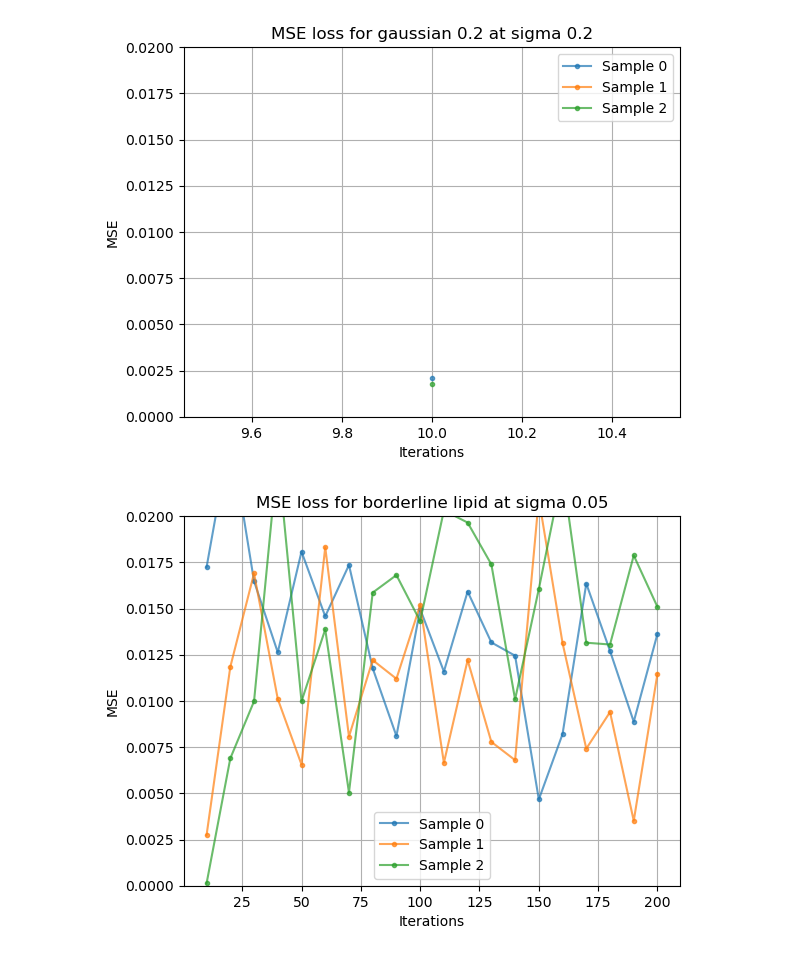
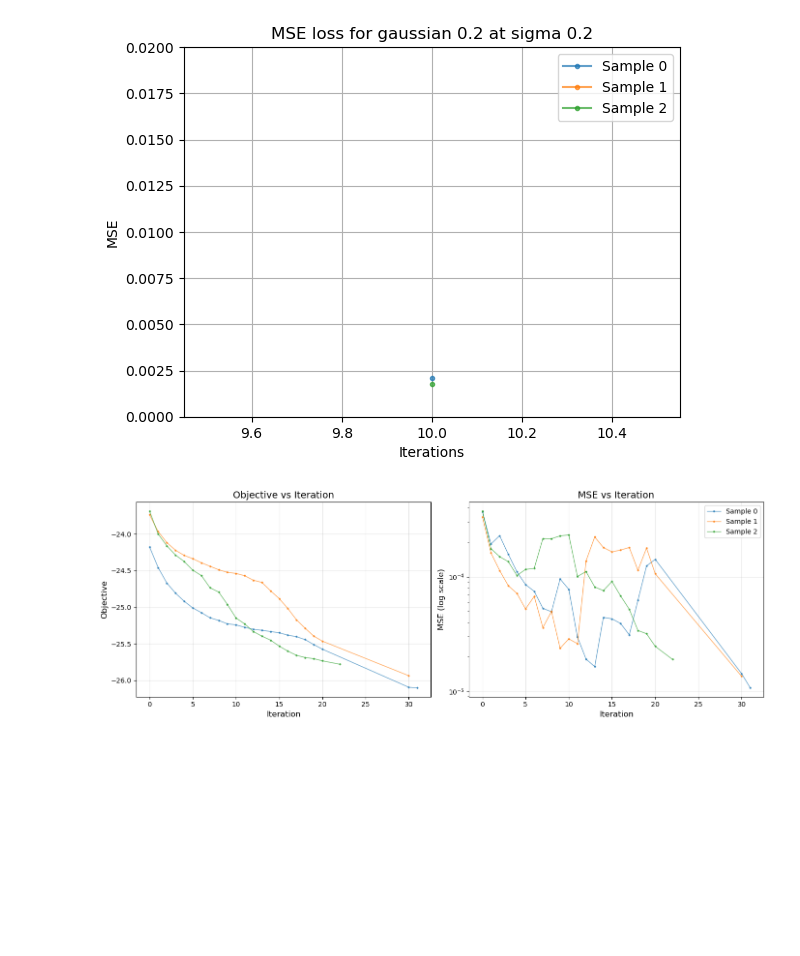
Before and after one commit to break-the-wa11/lpn_mrs, a Jupyter notebook: temp_code/test_inverse.ipynb, the cells around one changed output. Saved outputs shown, nothing was run; the diff lists cells and outputs as text; code cells hidden in the pictures; blank space fills up the shorter version.

Commit message:
Fix device issue and update prior documenting

```diff
--- a/temp_code/test_inverse.ipynb
+++ b/temp_code/test_inverse.ipynb
@@ -37,18 +37,40 @@ for g in [0.05, 0.2]:
 [figure]
 [figure]
 # %%
-csv_path = f'../savings/lpn_cond_mrs_h_64_k_3_n_(0.05_0.2)/prior/mse_borderline_lipid_0.05.csv'
+csv_path = f'../savings/lpn_cond_mrs_h_64_k_33_n_(0.05_0.2)/prior/mse_clean_0.05.csv'
 df = pd.read_csv(csv_path)
-plt.plot(figsize = (14,7))
+
+fig, axes = plt.subplots(1, 2, figsize=(14, 5))
+
+# Plot Objective
+ax1 = axes[0]
+
 for s in [0,1,2]:
     sample_df = df[df['sample'] == s]
-    plt.plot(sample_df['iter'], sample_df['mse'], marker='o', markersize=3, alpha=0.7, label=f'Sample {s}')
-plt.xlabel('Iterations')
-plt.ylabel('MSE')
-plt.ylim((0,0.02))
+    ax1.plot(sample_df['iter'].values, sample_df['objective'].values,
+             marker='o', markersize=2, linewidth=1, alpha=0.7, label=f'Sample {s}')
+
+ax1.set_xlabel('Iteration', fontsize=12)
+ax1.set_ylabel('Objective', fontsize=12)
+ax1.set_title('Objective vs Iteration', fontsize=14)
+ax1.grid(True, alpha=0.3)
+
+# Plot MSE
+ax2 = axes[1]
+
+for s in [0,1,2]:
+    sample_df = df[df['sample'] == s]
+    ax2.plot(sample_df['iter'].values, sample_df['mse'].values,
+             marker='o', markersize=2, linewidth=1, alpha=0.7, label=f'Sample {s}')
+
+ax2.set_xlabel('Iteration', fontsize=12)
+ax2.set_ylabel('MSE (log scale)', fontsize=12)
+ax2.set_title('MSE vs Iteration', fontsize=14)
+ax2.set_yscale('log')
+ax2.grid(True, alpha=0.3)
+
 plt.legend()
-plt.title(f'MSE loss for borderline lipid at sigma 0.05')
-plt.grid()
+plt.tight_layout()
 plt.show()
 # %% [output]
-[figure, old version]
+[figure, new version]
```
Also changed, not shown: 8 other files.
